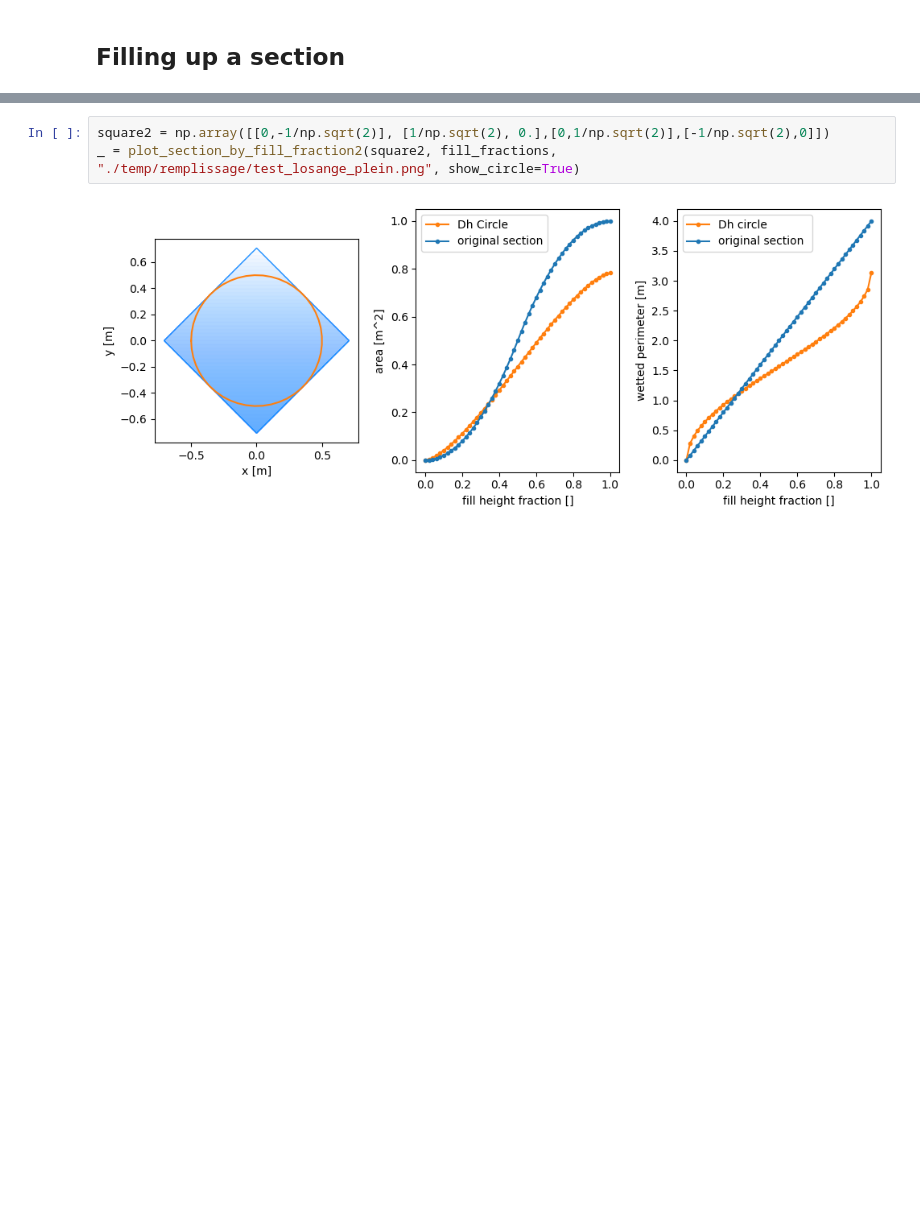
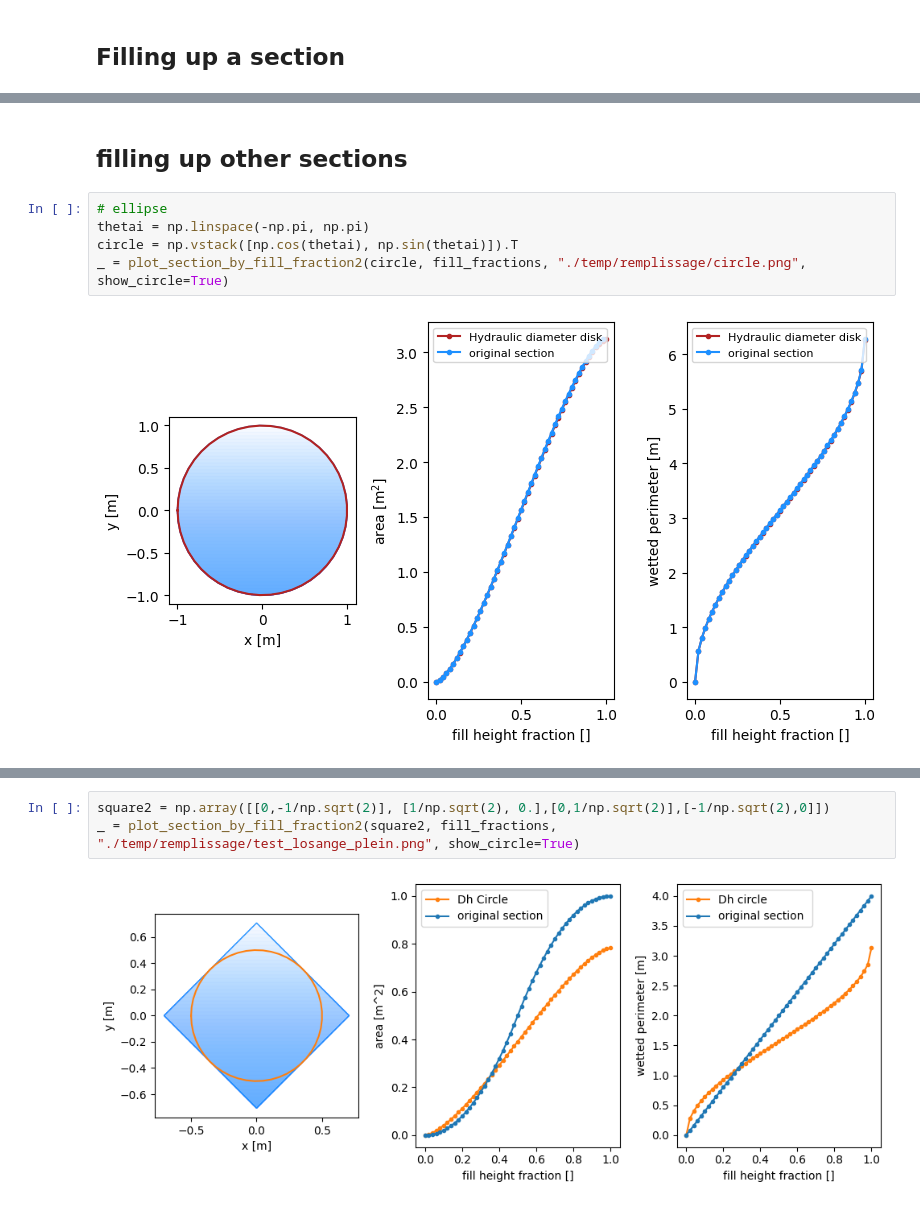
Before and after one commit to ERC-Karst/pc-centrelines, a Jupyter notebook: notebooks/FillingUpStateFunctions.ipynb, the cells around one changed output, grey strips where cells are left out. Saved outputs shown, nothing was run; the diff lists cells and outputs as text; blank space fills up the shorter version.

```diff
--- a/notebooks/FillingUpStateFunctions.ipynb
+++ b/notebooks/FillingUpStateFunctions.ipynb
@@ -158,0 +164,9 @@ _ = plot_section_by_fill_fraction2(square, fill_fractions,  "./temp/remplissage/
+# %% [markdown]
+## filling up other sections
+# %%
+# ellipse
+thetai = np.linspace(-np.pi, np.pi)
+circle = np.vstack([np.cos(thetai), np.sin(thetai)]).T
+_ = plot_section_by_fill_fraction2(circle, fill_fractions, "./temp/remplissage/circle.png", show_circle=True)
+# %% [output]
+[figure, added]
```
Also changed, not shown: parts of 16 cells of this notebook, 4 other files.
